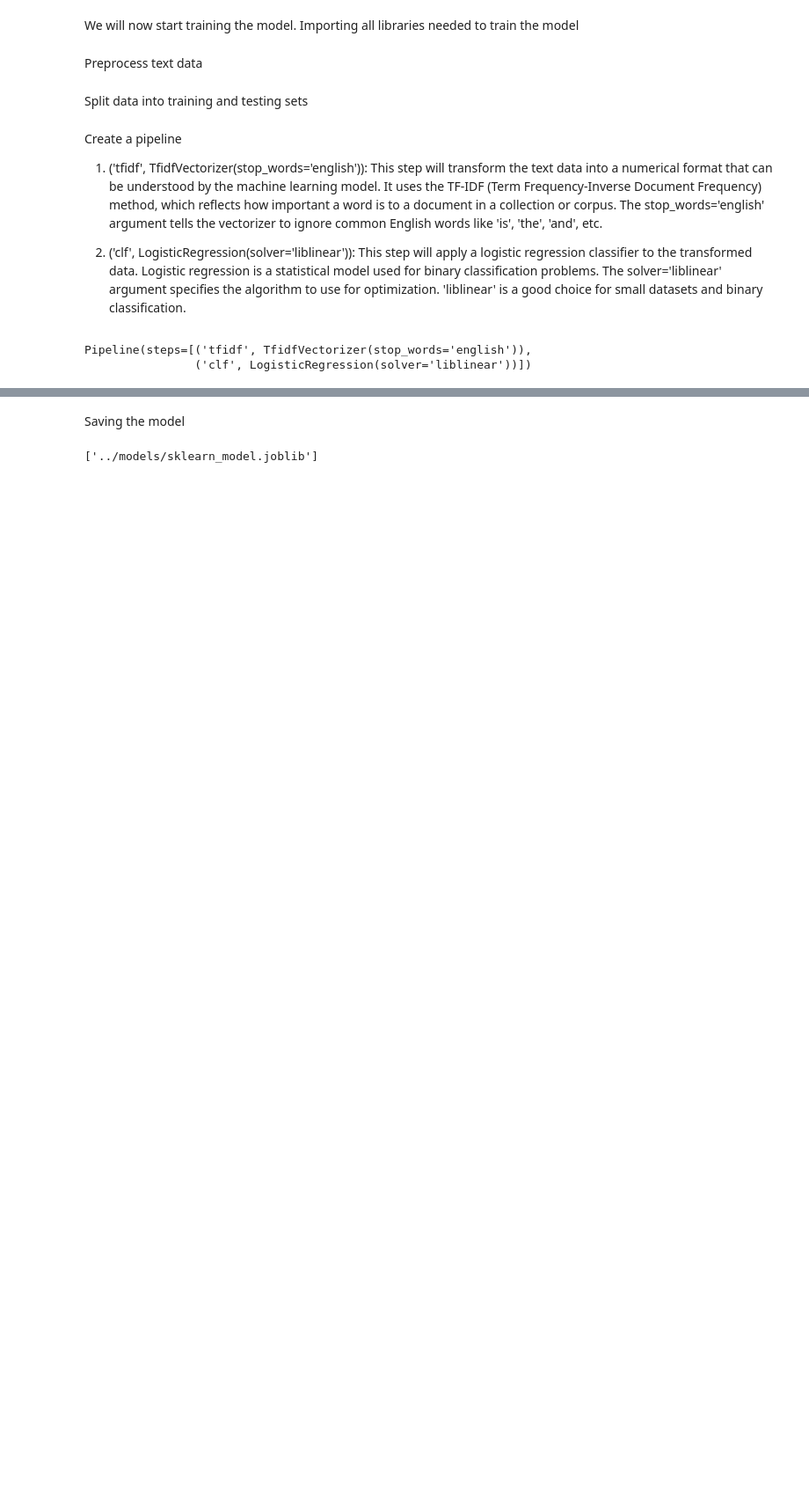
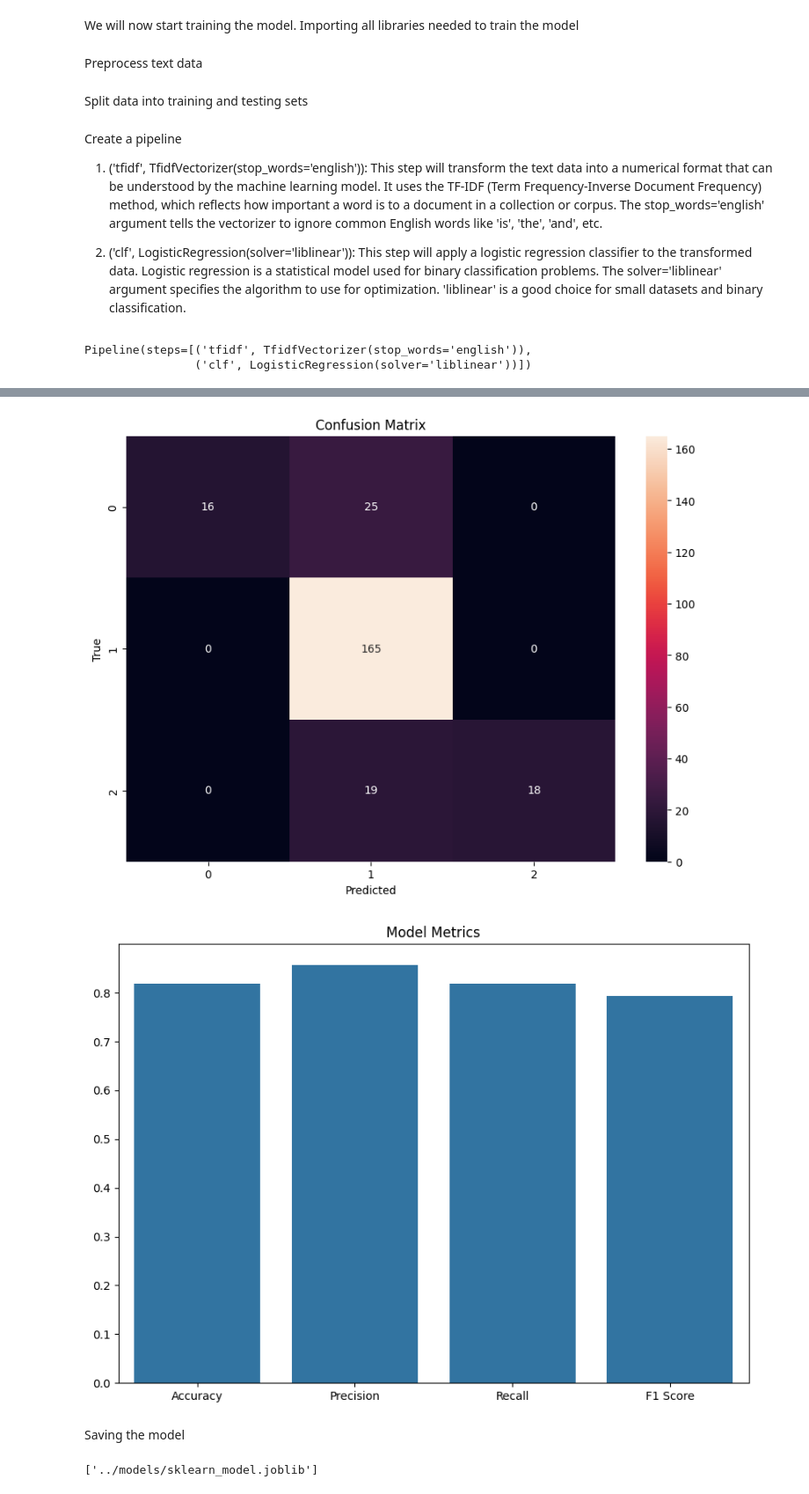
Before and after one commit to Bhavya1403/Sentiment-Analysis, a Jupyter notebook: notebooks/tfidf_logistic_regression_model.ipynb, the cells around one changed output, grey strips where cells are left out. Shown at 88% size. Cells and saved outputs as stored; diff of their text form; code cells hidden in the pictures; blank space fills up the shorter version.

Commit message:
feat: added metric visualisations

```diff
--- a/notebooks/tfidf_logistic_regression_model.ipynb
+++ b/notebooks/tfidf_logistic_regression_model.ipynb
@@ -183,3 +186,33 @@ weighted avg       0.86      0.82      0.79       243
+# %%
+from sklearn.metrics import confusion_matrix
+# Calculate confusion matrix
+cm = confusion_matrix(y_test, y_pred)
+
+# Plot confusion matrix as a heatmap
+plt.figure(figsize=(10, 7))
+sns.heatmap(cm, annot=True, fmt='d')
+plt.title('Confusion Matrix')
+plt.xlabel('Predicted')
+plt.ylabel('True')
+plt.show()
+
+# Extract values from classification report
+report_dict = classification_report(y_test, y_pred, output_dict=True)
+precision = report_dict['weighted avg']['precision']
+recall = report_dict['weighted avg']['recall']
+f1 = report_dict['weighted avg']['f1-score']
+
+# Plot metrics as a bar chart
+metrics = [accuracy_score(y_test, y_pred), precision, recall, f1]
+metric_names = ['Accuracy', 'Precision', 'Recall', 'F1 Score']
+
+plt.figure(figsize=(10, 7))
+sns.barplot(x=metric_names, y=metrics)
+plt.title('Model Metrics')
+plt.show()
+# %% [output]
+[figure, added]
+[figure, added]
 # %% [markdown]
 Saving the model
 # %%
```
Also changed, not shown: parts of 2 cells of this notebook.
